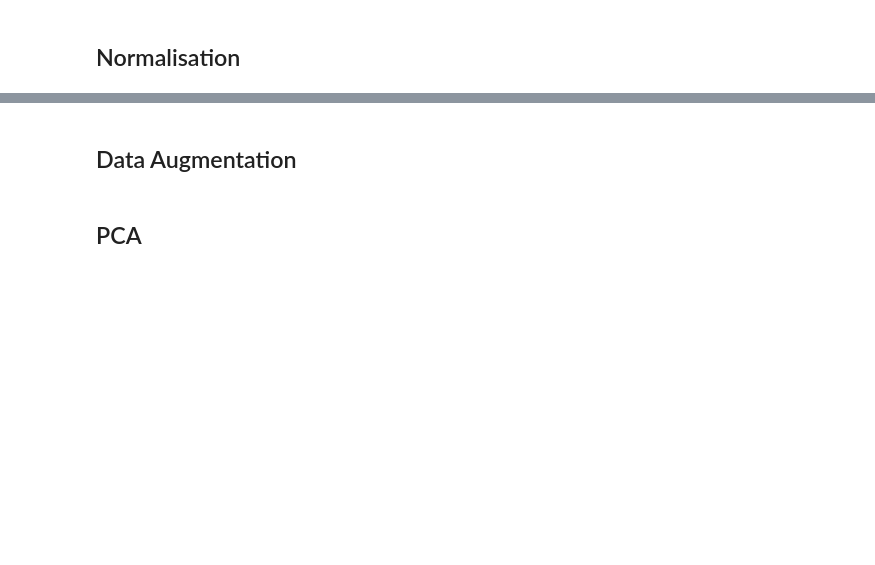
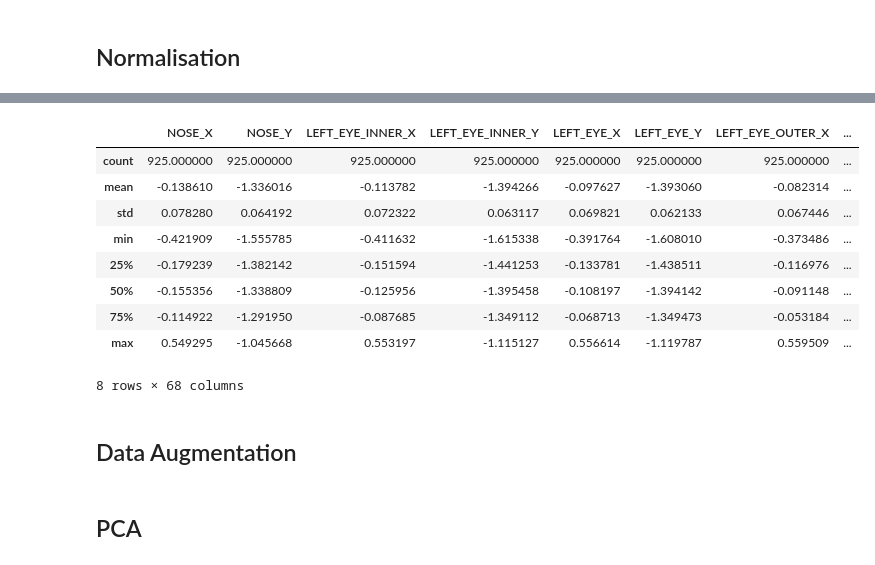
Before and after one commit to Neirpy/projet_pluri_2, a Jupyter notebook: IA/data_preprocessing.ipynb, the cells around one changed output, grey strips where cells are left out. Drawn from its saved outputs; the diff is of its cells as text; code cells hidden in the pictures; blank space fills up the shorter version.

```diff
--- a/IA/data_preprocessing.ipynb
+++ b/IA/data_preprocessing.ipynb
@@ -105,3 +129,16 @@ df_speed.describe()
+# %%
+test.describe()
+# %% [output]
+|  | NOSE_X | NOSE_Y | LEFT_EYE_INNER_X | LEFT_EYE_INNER_Y | LEFT_EYE_X | LEFT_EYE_Y | LEFT_EYE_OUTER_X | ... |
+| count | 925.000000 | 925.000000 | 925.000000 | 925.000000 | 925.000000 | 925.000000 | 925.000000 | ... |
+| mean | -0.138610 | -1.336016 | -0.113782 | -1.394266 | -0.097627 | -1.393060 | -0.082314 | ... |
+| std | 0.078280 | 0.064192 | 0.072322 | 0.063117 | 0.069821 | 0.062133 | 0.067446 | ... |
+| min | -0.421909 | -1.555785 | -0.411632 | -1.615338 | -0.391764 | -1.608010 | -0.373486 | ... |
+| 25% | -0.179239 | -1.382142 | -0.151594 | -1.441253 | -0.133781 | -1.438511 | -0.116976 | ... |
+| 50% | -0.155356 | -1.338809 | -0.125956 | -1.395458 | -0.108197 | -1.394142 | -0.091148 | ... |
+| 75% | -0.114922 | -1.291950 | -0.087685 | -1.349112 | -0.068713 | -1.349473 | -0.053184 | ... |
+| max | 0.549295 | -1.045668 | 0.553197 | -1.115127 | 0.556614 | -1.119787 | 0.559509 | ... |
+8 rows × 68 columns
 # %% [markdown]
 ## Data Augmentation
 # %% [markdown]
```
Also changed, not shown: parts of 15 cells of this notebook, 3 other files.
